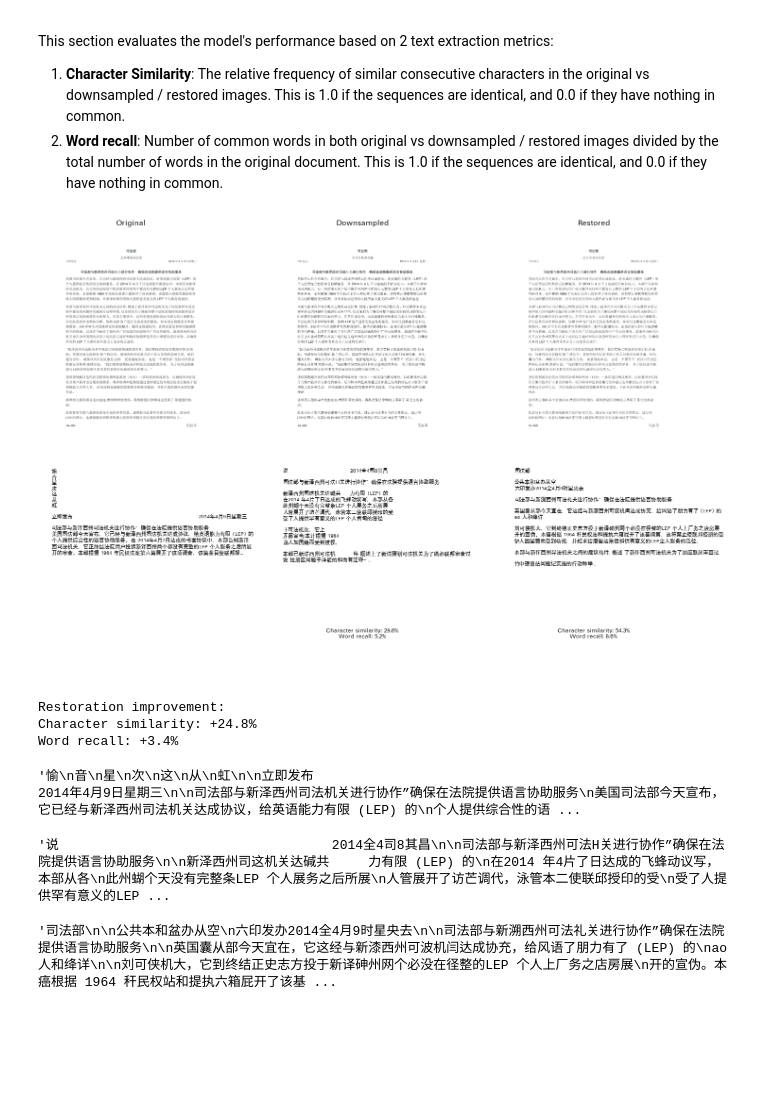
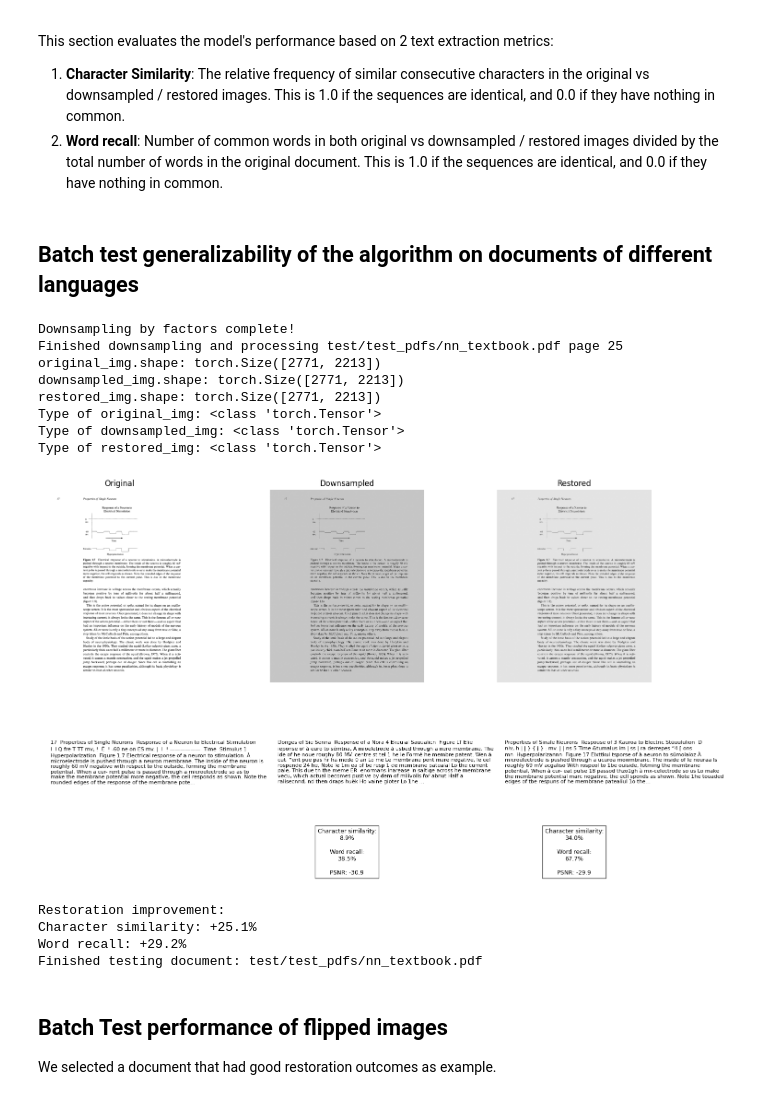
Before and after one commit to Ruichu-Xia/text-super-resolution, a Jupyter notebook: src/text_super_resolution/evaluation.ipynb, the cells around one changed output. Saved outputs shown, nothing was run; the diff lists cells and outputs as text; code cells hidden in the pictures; blank space fills up the shorter version.

Commit message:
fix: testing with 3 metrics, producting images

```diff
--- a/src/text_super_resolution/evaluation.ipynb
+++ b/src/text_super_resolution/evaluation.ipynb
@@ -61,9 +58,14 @@ ResNetSR(
 # %% [markdown]
 ## Load pdf & test model's denoising performance
 # %%
-img_dir = f"test/test_images".format(page_num)
-downampled_dir = f"test/downsampled_images/downsampled".format(page_num)
-recovered_dir = "test/recovered_images".format(page_num)
+img_dir = f"test/test_images"
+downampled_dir = f"test/downsampled_images/downsampled"
+recovered_dir = "test/recovered_images"
+downsampled_dir = "test/downsampled_images"
 
-pdf_to_image(pdf_dir, page_num, img_dir)
-downsample_by_factors(img_dir, downampled_dir, downsample_factors)
+def downsample_and_restore_image(pdf_dir, page_num, downsample_factors, model, device):
+    pdf_to_image(pdf_dir, page_num, img_dir)
+    downsample_by_factors(img_dir, downampled_dir, downsample_factors)
+    pdf_name = pdf_dir.split("/")[-1]
+    restore_full_page(page_num, downsampled_dir, model, device, pdf_name)
+    print(f"Finished downsampling and processing {pdf_dir} page {page_num}")
@@ -182,3 +231,5 @@ def visualize_comparison(original_path, downsampled_path, restored_path, lang='e
     print(f"Word recall: +{word_improvement:.1f}%")
 
     return original_text, downsampled_text, restored_text, downsampled_metrics, restored_metrics
+# %% [markdown]
+## Batch test generalizability of the algorithm on documents of different languages
@@ -185,25 +272,34 @@ def visualize_comparison(original_path, downsampled_path, restored_path, lang='e
 # %%
-# Example usage
-original_text, downsampled_text, restored_text, downsampled_metrics, restored_metrics = visualize_comparison(
-    original_path=f"test/test_images/page_{page_num}.png",
-    downsampled_path=f"test/downsampled_images/downsampled_4x/page_{page_num}.png",
-    restored_path=f"test/downsampled_images/restoration_4x/page_{page_num}.png",
-    lang = pdf_language
-)
+for test_param in test_params.values():
+    pdf_name = test_param['pdf_dir'].split("/")[-1]
+    downsample_and_restore_image(test_param['pdf_dir'], test_param['page_num'], downsample_factors, model, device)
+
+    original_text, downsampled_text, restored_text, downsampled_metrics, restored_metrics = visualize_comparison(
+        original_path = img_dir + f"/{pdf_name}_Page_{test_param['page_num']}.png",
+        downsampled_path= f"test/downsampled_images/downsampled_4x/{pdf_name}_Page_{test_param['page_num']}.png",
+        restored_path = f"test/downsampled_images/restoration_4x/{pdf_name}_Page_{test_param['page_num']}.png",
+        lang = test_param['pdf_language'],
+        page_num=test_param['page_num'],
+        chinese_font = test_param['is_chinese'],
+        pdf_name = pdf_name,
+        wrap_cut = test_param['wrap cut'],
+        word_limit = test_param['word_limit']
+    )
+    print("Finished testing document:",test_param['pdf_dir'])
 # %% [output]
+Downsampling by factors complete!
+Finished downsampling and processing test/test_pdfs/nn_textbook.pdf page 25
+original_img.shape: torch.Size([2771, 2213])
+downsampled_img.shape: torch.Size([2771, 2213])
+restored_img.shape: torch.Size([2771, 2213])
+Type of original_img: <class 'torch.Tensor'>
+Type of downsampled_img: <class 'torch.Tensor'>
+Type of restored_img: <class 'torch.Tensor'>
-[figure, old version]
+[figure, new version]
-Restoration improvement:
-Character similarity: +24.8%
-Word recall: +3.4%
+Restoration improvement:
+Character similarity: +25.1%
+Word recall: +29.2%
+Finished testing document: test/test_pdfs/nn_textbook.pdf
-# %%
-original_text
-# %% [output]
-'愉\n音\n星\n次\n这\n从\n虹\n\n立即发布                                                                       2014年4月9日星期三\n\n司法部与新泽西州司法机关进行协作”确保在法院提供语言协助服务\n美国司法部今天宣布，它已经与新泽西州司法机关达成协议，给英语能力有限 (LEP) 的\n个人提供综合性的语 ...
-# %%
-downsampled_text
-# %% [output]
-'说                                   2014全4司8其昌\n\n司法部与新泽西州可法H关进行协作”确保在法院提供语言协助服务\n\n新泽西州司这机关达碱共     力有限 (LEP) 的\n在2014 年4片了日达成的飞蜂动议写，本部从各\n此州蝴个天没有完整条LEP 个人展务之后所展\n人管展开了访芒调代，泳管本二使联邱授印的受\n受了人提供罕有意义的LEP ...
-# %%
-restored_text
-# %% [output]
-'司法部\n\n公共本和盆办从空\n六印发办2014全4月9时星央去\n\n司法部与新溯西州可法礼关进行协作”确保在法院提供语言协助服务\n\n英国囊从部今天宜在，它这经与新漆西州可波机闫达成协充，给风语了朋力有了 (LEP) 的\nao 人和绛详\n\n刘可侠机大，它到终结正史志方投于新译砷州网个必没在径整的LEP 个人上厂务之店房展\n开的宣伪。本癌根据 1964 秆民权站和提执六箱屁开了该基 ...
+# %% [markdown]
+## Batch Test performance of flipped images
+We selected a document that had good restoration outcomes as example.
```
Also changed, not shown: parts of 10 cells of this notebook, 2 other files.
